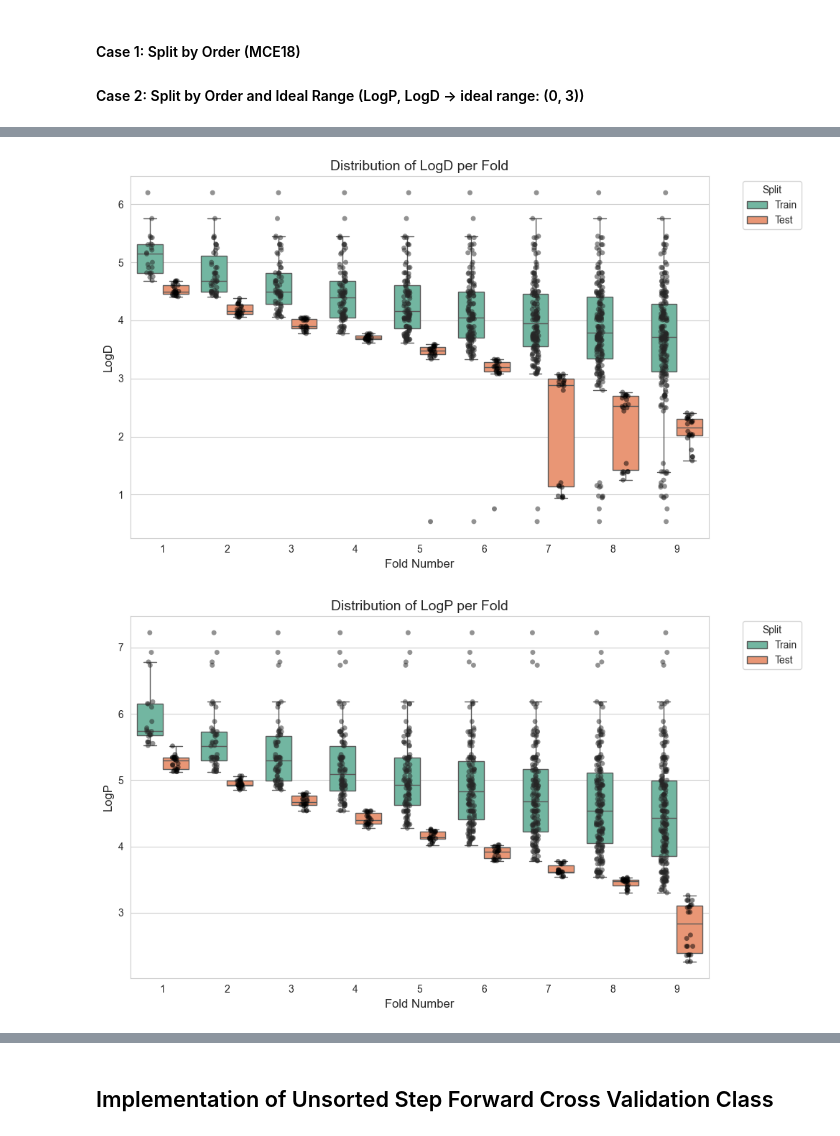
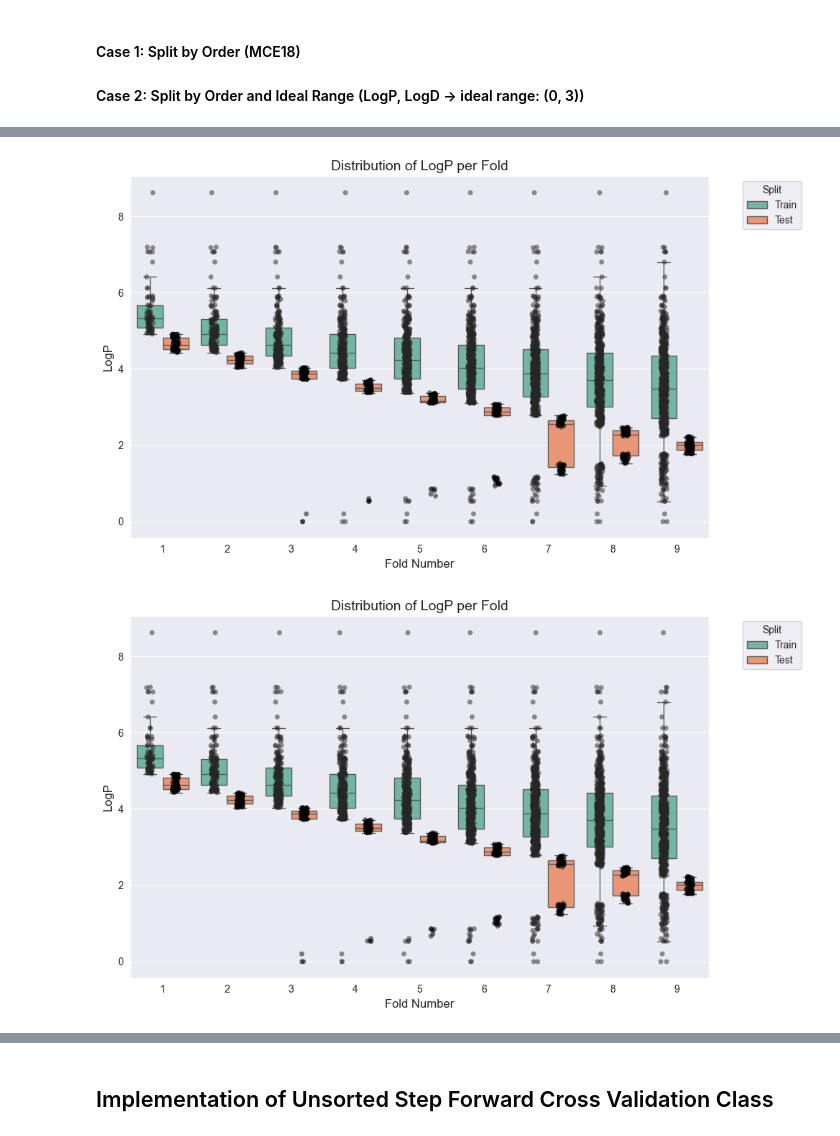
Before and after one commit to Manas02/sfcv, a Jupyter notebook: notebook/04_Implementation_SFCV.ipynb, the cells around one changed output, grey strips where cells are left out. Cells and saved outputs as stored; diff of their text form; code cells hidden in the pictures.

Commit message:
Use IC50 instead of Ki Data and added data
Signed-off-by: Manas Mahale <manas.mahale2002@gmail.com>

```diff
--- a/notebook/04_Implementation_SFCV.ipynb
+++ b/notebook/04_Implementation_SFCV.ipynb
@@ -8,7 +8,7 @@ import numpy as np
 import pandas as pd
 import seaborn as sns
 # %%
-df = pd.read_csv("../benchmark/data/processed/target_CHEMBL203-1.Ki.csv")
+df = pd.read_csv("../benchmark/data/processed/target_CHEMBL1865-1.IC50.csv")
 # %% [markdown]
 ### Sorted Step Forward Cross Validation
 # %% [markdown]
@@ -121,13 +121,15 @@ def plot_property_distribution(df, cv):
     plt.ylabel(cv.sorting_col, fontsize=12)
     plt.xlabel('Fold Number', fontsize=12)
     plt.tight_layout()
+    plt.savefig(
+        f'../benchmark/results/figures/{cv.__class__.__name__}_distribution_of_{cv.sorting_col}.svg')
     plt.show()
 # %%
-logdcv = SortedStepForwardCV(sorting_col='LogD', ideal=2, n_bins=10, ascending=False)
-logpcv = SortedStepForwardCV(sorting_col='LogP', ideal=2, n_bins=10, ascending=False)
-mce18dcv = SortedStepForwardCV(sorting_col='MCE18', n_bins=10, ascending=True)
+logd_ssfcv = SortedStepForwardCV(sorting_col='LogD', ideal=2, n_bins=10, ascending=False)
+logp_ssfcv = SortedStepForwardCV(sorting_col='LogP', ideal=2, n_bins=10, ascending=False)
+mce18_ssfcv = SortedStepForwardCV(sorting_col='MCE18', n_bins=10, ascending=True)
 # %%
-plot_train_test_split(df, logdcv)
-plot_train_test_split(df, logpcv)
-plot_train_test_split(df, mce18dcv)
+plot_train_test_split(df, logd_ssfcv)
+plot_train_test_split(df, logp_ssfcv)
+plot_train_test_split(df, mce18_ssfcv)
 # %% [output]
@@ -137,7 +139,7 @@ plot_train_test_split(df, mce18dcv)
 # %%
-plot_property_distribution(df, logdcv)
-plot_property_distribution(df, logpcv)
-plot_property_distribution(df, mce18dcv)
+plot_property_distribution(df, logp_ssfcv)
+plot_property_distribution(df, logp_ssfcv)
+plot_property_distribution(df, mce18_ssfcv)
 # %% [output]
-[figure, old version]
+[figure, new version]
-[figure, old version]
+[figure, new version]
```
Also changed, not shown: parts of 8 cells of this notebook, 23 other files.
